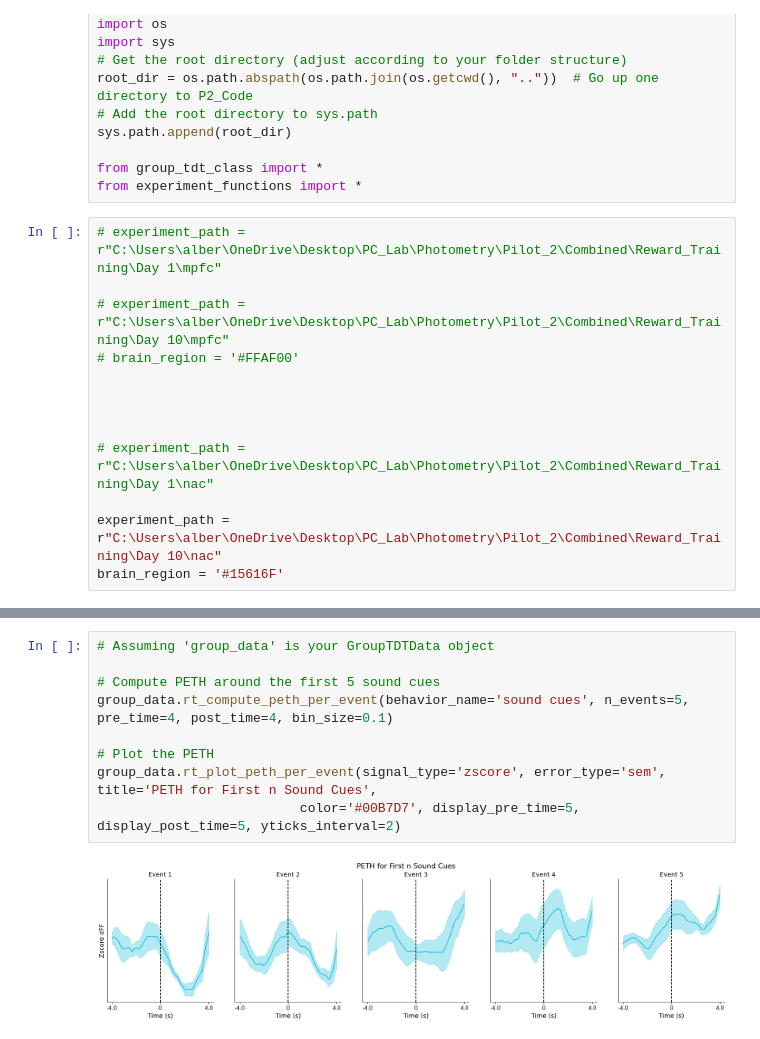
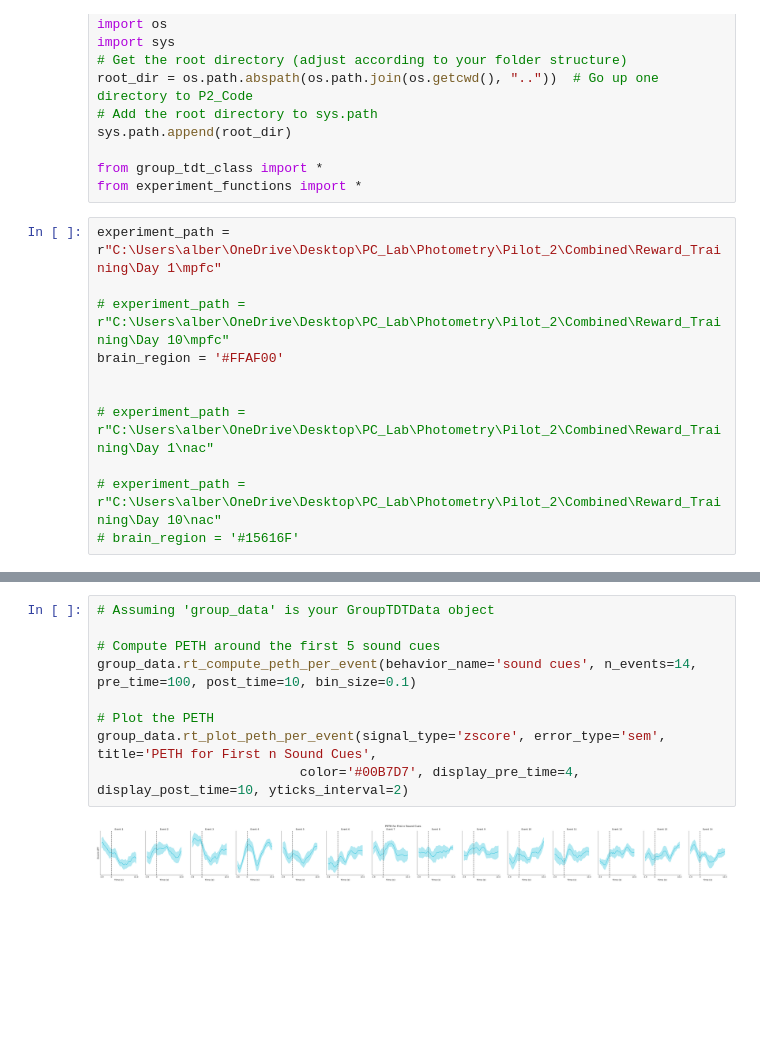
Before and after one commit to AlbertLeei/PCLAB_Photometry, a Jupyter notebook: P2_Code/reward_training/reward_training_analysis.ipynb, the cells around one changed output, grey strips where cells are left out. Saved outputs shown, nothing was run; the diff lists cells and outputs as text; blank space fills up the shorter version.

```diff
--- a/P2_Code/reward_training/reward_training_analysis.ipynb
+++ b/P2_Code/reward_training/reward_training_analysis.ipynb
@@ -15,18 +15,16 @@ sys.path.append(root_dir)
 from group_tdt_class import *
 from experiment_functions import *
 # %%
-# experiment_path = r"C:\Users\alber\OneDrive\Desktop\PC_Lab\Photometry\Pilot_2\Combined\Reward_Training\Day 1\mpfc"
+experiment_path = r"C:\Users\alber\OneDrive\Desktop\PC_Lab\Photometry\Pilot_2\Combined\Reward_Training\Day 1\mpfc"
 
 # experiment_path = r"C:\Users\alber\OneDrive\Desktop\PC_Lab\Photometry\Pilot_2\Combined\Reward_Training\Day 10\mpfc"
-# brain_region = '#FFAF00'
-
-
+brain_region = '#FFAF00'
 
 
 # experiment_path = r"C:\Users\alber\OneDrive\Desktop\PC_Lab\Photometry\Pilot_2\Combined\Reward_Training\Day 1\nac"
 
-experiment_path = r"C:\Users\alber\OneDrive\Desktop\PC_Lab\Photometry\Pilot_2\Combined\Reward_Training\Day 10\nac"
-brain_region = '#15616F'
+# experiment_path = r"C:\Users\alber\OneDrive\Desktop\PC_Lab\Photometry\Pilot_2\Combined\Reward_Training\Day 10\nac"
+# brain_region = '#15616F'
 # %%
 group_data = GroupTDTData(experiment_path, csv_base_path='None')
 
@@ -58,11 +56,11 @@ plot_y_across_bouts(df, 'Mean DA during 1st port entry','Mean DA (zscored dff)',
 # %%
 # Assuming 'group_data' is your GroupTDTData object
 
 # Compute PETH around the first 5 sound cues
-group_data.rt_compute_peth_per_event(behavior_name='sound cues', n_events=5, pre_time=4, post_time=4, bin_size=0.1)
+group_data.rt_compute_peth_per_event(behavior_name='sound cues', n_events=14, pre_time=100, post_time=10, bin_size=0.1)
 
 # Plot the PETH
 group_data.rt_plot_peth_per_event(signal_type='zscore', error_type='sem', title='PETH for First n Sound Cues',
-                          color='#00B7D7', display_pre_time=5, display_post_time=5, yticks_interval=2)
+                          color='#00B7D7', display_pre_time=4, display_post_time=10, yticks_interval=2)
 # %% [output]
-[figure, old version]
+[figure, new version]
```
Also changed, not shown: parts of 7 cells of this notebook, 22 other files.
